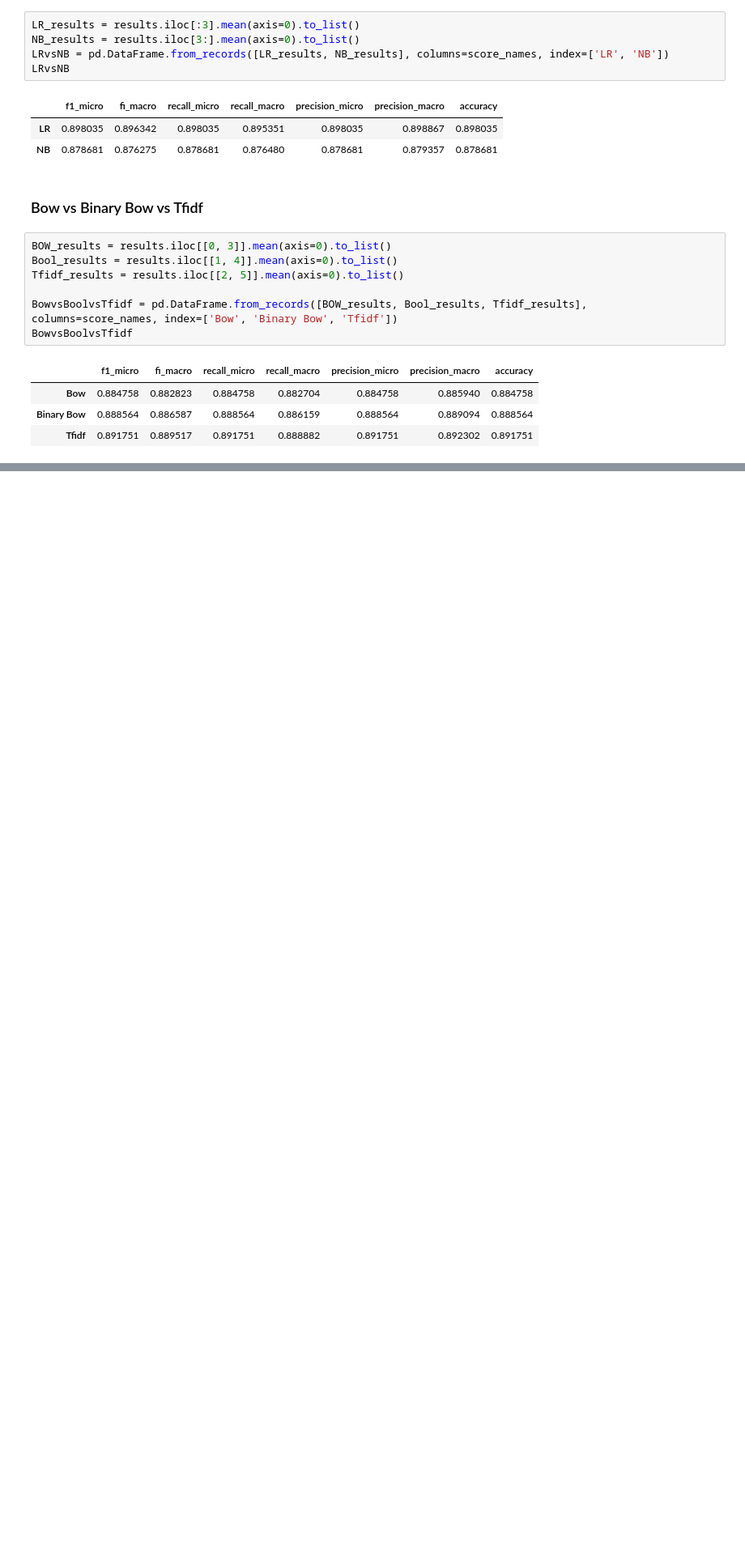
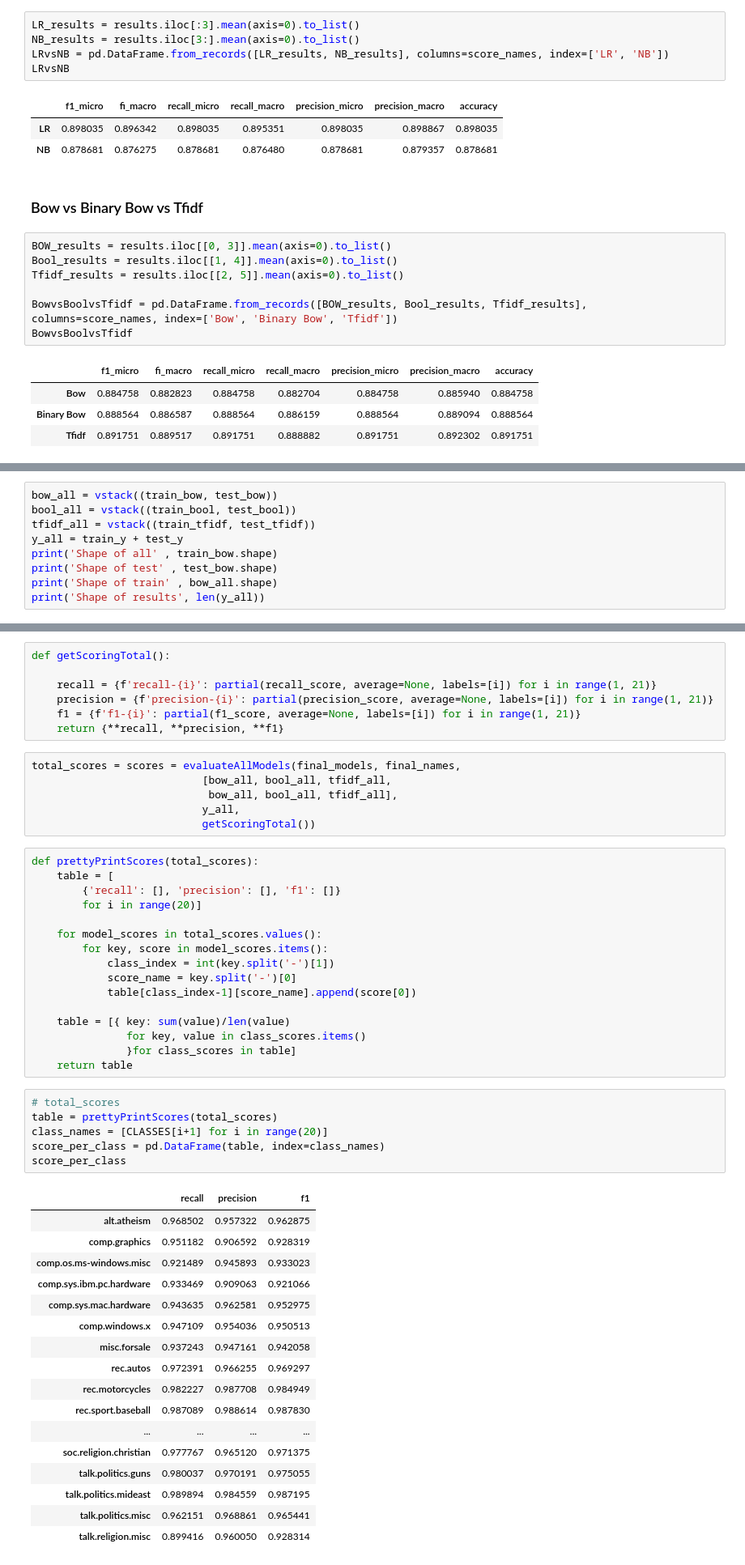
Before and after one commit to imsarmiento/NLP_202110, a Jupyter notebook: HW2/NB_LR.ipynb, the cells around one changed output, grey strips where cells are left out. Shown at 81% size. Saved outputs shown, nothing was run; the diff lists cells and outputs as text; blank space fills up the shorter version.

```diff
--- a/HW2/NB_LR.ipynb
+++ b/HW2/NB_LR.ipynb
@@ -700,0 +706,9 @@ BowvsBoolvsTfidf
+# %%
+bow_all = vstack((train_bow, test_bow))
+bool_all = vstack((train_bool, test_bool))
+tfidf_all = vstack((train_tfidf, test_tfidf))
+y_all = train_y + test_y
+print('Shape of all' , train_bow.shape)
+print('Shape of test' , test_bow.shape)
+print('Shape of train' , bow_all.shape)
+print('Shape of results', len(y_all))
@@ -700,0 +720,53 @@ BowvsBoolvsTfidf
+# %%
+def getScoringTotal():
+
+    recall = {f'recall-{i}': partial(recall_score, average=None, labels=[i]) for i in range(1, 21)}
+    precision = {f'precision-{i}': partial(precision_score, average=None, labels=[i]) for i in range(1, 21)}
+    f1 = {f'f1-{i}': partial(f1_score, average=None, labels=[i]) for i in range(1, 21)}
+    return {**recall, **precision, **f1}
+# %%
+total_scores = scores = evaluateAllModels(final_models, final_names,
+                           [bow_all, bool_all, tfidf_all,
+                            bow_all, bool_all, tfidf_all],
+                           y_all,
+                           getScoringTotal())
+# %%
+def prettyPrintScores(total_scores):
+    table = [
+        {'recall': [], 'precision': [], 'f1': []}
+        for i in range(20)]
+
+    for model_scores in total_scores.values():
+        for key, score in model_scores.items():
+            class_index = int(key.split('-')[1])
+            score_name = key.split('-')[0]
+            table[class_index-1][score_name].append(score[0])
+
+    table = [{ key: sum(value)/len(value)
+               for key, value in class_scores.items()
+               }for class_scores in table]
+    return table
+# %%
+# total_scores
+table = prettyPrintScores(total_scores)
+class_names = [CLASSES[i+1] for i in range(20)]
+score_per_class = pd.DataFrame(table, index=class_names)
+score_per_class
+# %% [output]
+|  | recall | precision | f1 |
+| alt.atheism | 0.968502 | 0.957322 | 0.962875 |
+| comp.graphics | 0.951182 | 0.906592 | 0.928319 |
+| comp.os.ms-windows.misc | 0.921489 | 0.945893 | 0.933023 |
+| comp.sys.ibm.pc.hardware | 0.933469 | 0.909063 | 0.921066 |
+| comp.sys.mac.hardware | 0.943635 | 0.962581 | 0.952975 |
+| comp.windows.x | 0.947109 | 0.954036 | 0.950513 |
+| misc.forsale | 0.937243 | 0.947161 | 0.942058 |
+| rec.autos | 0.972391 | 0.966255 | 0.969297 |
+| rec.motorcycles | 0.982227 | 0.987708 | 0.984949 |
+| rec.sport.baseball | 0.987089 | 0.988614 | 0.987830 |
+| ... | ... | ... | ... |
+| soc.religion.christian | 0.977767 | 0.965120 | 0.971375 |
+| talk.politics.guns | 0.980037 | 0.970191 | 0.975055 |
+| talk.politics.mideast | 0.989894 | 0.984559 | 0.987195 |
+| talk.politics.misc | 0.962151 | 0.968861 | 0.965441 |
+| talk.religion.misc | 0.899416 | 0.960050 | 0.928314 |
```
Also changed, not shown: parts of 6 cells of this notebook.
